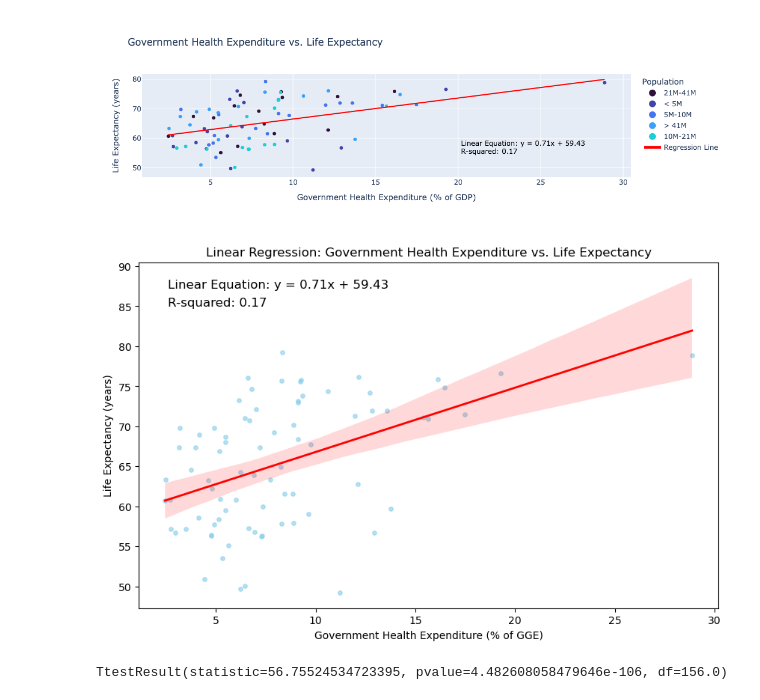
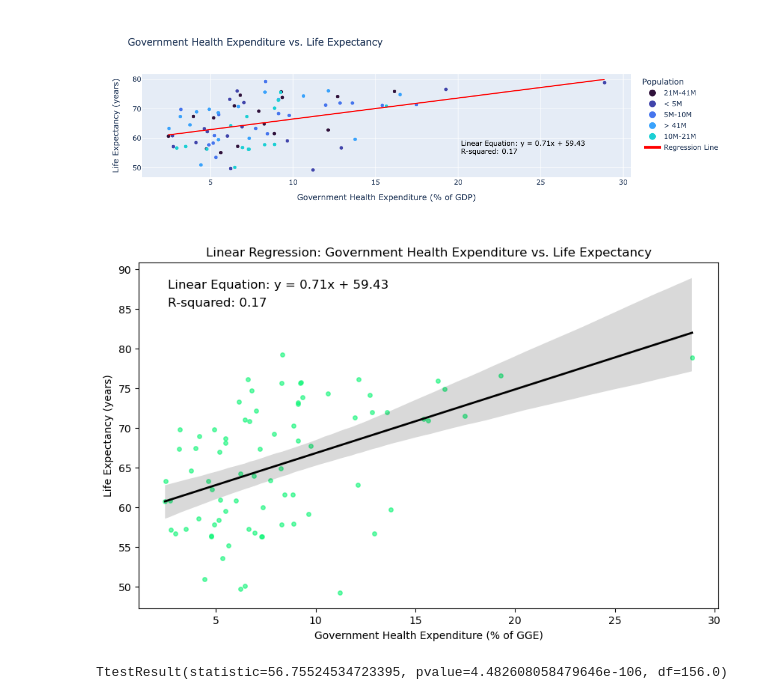
Before and after one commit to BramSunner/project-1-group-04, a Jupyter notebook: spencer_work/spencer_work.ipynb, the cells around one changed output. Drawn from its saved outputs; the diff is of its cells as text; code cells hidden in the pictures.

Commit message:
created visualizations to be used in slides

```diff
--- a/spencer_work/spencer_work.ipynb
+++ b/spencer_work/spencer_work.ipynb
@@ -605,36 +606,37 @@ fig.show()
 plt.figure(figsize=(10, 6))
 
 sns.regplot(
     x='gov_health_expenditure',
     y='life_expectancy',
     data=df_avg_country,
     ci=95,
-    line_kws={'color': 'red', 'linewidth': 2},
-    scatter_kws={'color': 'skyblue', 's': 15, 'alpha': 0.6}
+    line_kws={'color': 'black', 'linewidth': 2},
+    scatter_kws={'color': '#09F574', 's': 15, 'alpha': 0.6}
 )
 
 
 # Add annotations for the linear equation and R-squared value
 plt.annotate(
     f'Linear Equation: {linear_equation}',
     xy=(0.05, 0.95), xycoords='axes fraction',
     horizontalalignment='left', verticalalignment='top',
     fontsize=12, color='black'
 )
 
 plt.annotate(
     f'R-squared: {r_squared:.2f}',
     xy=(0.05, 0.90), xycoords='axes fraction',
     horizontalalignment='left', verticalalignment='top',
     fontsize=12, color='black'
 )
 
 plt.title('Linear Regression: Government Health Expenditure vs. Life Expectancy')
 plt.xlabel('Government Health Expenditure (% of GGE)')
 plt.ylabel('Life Expectancy (years)')
+#plt.ylim(0, 80)
 plt.show()
 # %% [output]
-[figure, old version]
+[figure, new version]
 # %%
 stats.ttest_ind(df_avg_country['life_expectancy'], df_avg_country['gov_health_expenditure'], equal_var=True)
 # %% [output]
```
Also changed, not shown: parts of 9 cells of this notebook.
